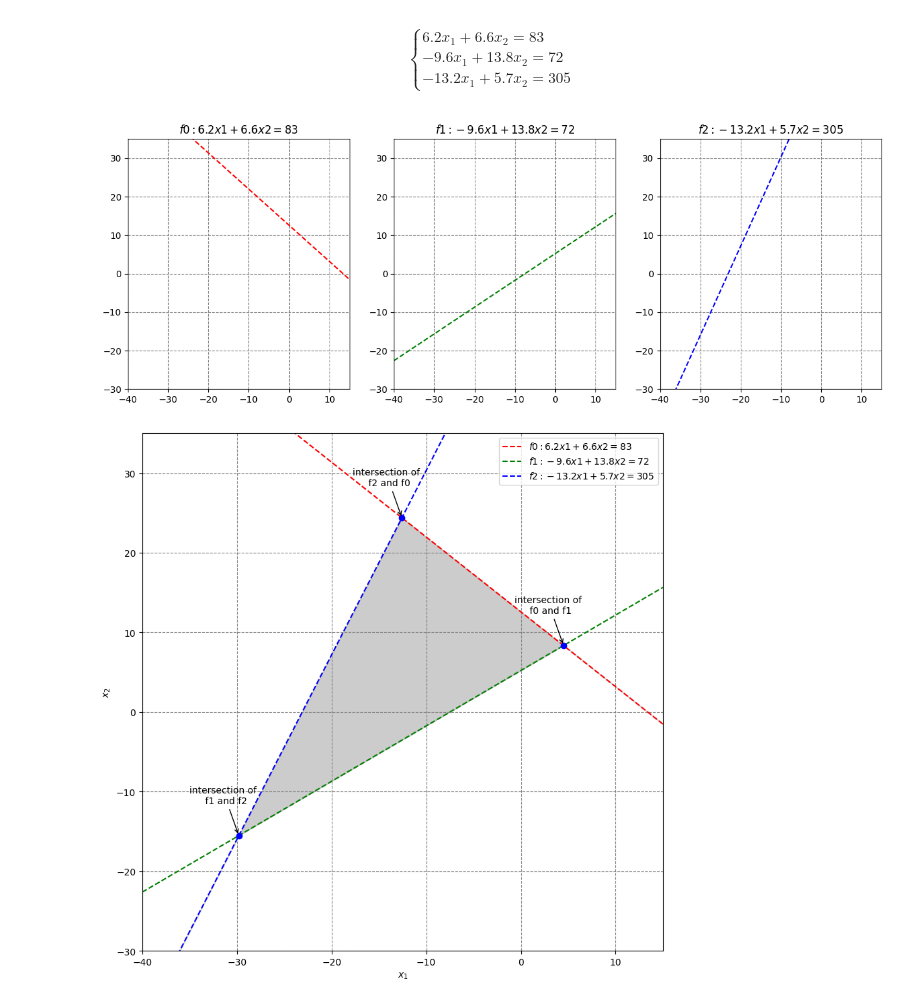
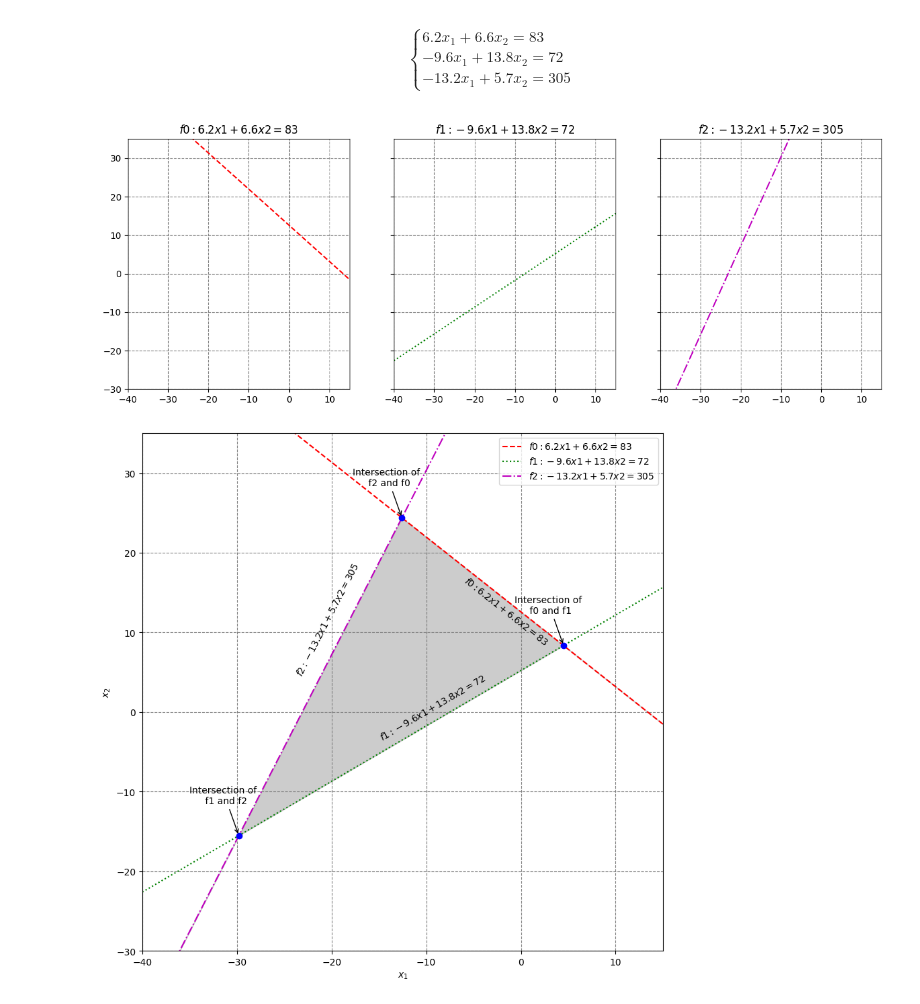
Before and after one commit to NavkaGleb/labs, a Jupyter notebook: intelligent_systems/lab4/lab4.ipynb, the cells around one changed output. Saved outputs shown, nothing was run; the diff lists cells and outputs as text; code cells hidden in the pictures.

```diff
--- a/intelligent_systems/lab4/lab4.ipynb
+++ b/intelligent_systems/lab4/lab4.ipynb
@@ -40,7 +40,7 @@ plot_titles = [
     "$ f2: -13.2x1 + 5.7x2 = 305 $"
 ]
 
-plot_styles = ["--r", "--g", "--b"]
+plot_styles = ["--r", ":g", "-.m"]
 
 plot_x_range = (-40, 15)
 plot_y_range = (-30, 35)
@@ -51,20 +51,23 @@ functions = [get_function(coefficients[0], coefficients[1], constant_term, x1) f
 # %%
 
 _, axes = plt.subplots(ncols=3, figsize=(15, 5))
 
 for i, axis in enumerate(axes):
+    if i != 0:
+        axis.set_yticklabels([])
+
     axis.set(xlim=plot_x_range, ylim=plot_y_range, title=plot_titles[i])
     axis.grid(linestyle="--", color="grey")
 
     axis.plot(x1, functions[i], plot_styles[i])
 
 plt.savefig("equations.png")
 plt.savefig("equations.jpg")
 plt.savefig("equations.svg")
 
 plt.show()
 # %% [output]
-[figure, old version]
+[figure, new version]
 # %%
 function_coefficients = [
     np.array([coefficients[0], coefficients[1]]),
@@ -93,13 +96,17 @@ plt.fill_between(x1, y1, y2, color='grey', alpha=0.4)
 for i, function in enumerate(functions):
     axes.plot(x1, function, plot_styles[i], label=plot_titles[i])
 
-for i, solution in enumerate(solutions):
-    xytext = [solution[0], solution[1]]
-    xytext[0] -= 1.5
-    xytext[1] += 4
+for i, intersection_point in enumerate(intersection_points):
+    point_text_position = [intersection_point[0], intersection_point[1]]
+    point_text_position[0] -= 1.5
+    point_text_position[1] += 4
 
-    axes.plot(*solution, marker='o', color='b')
-    axes.annotate(f"intersection of \n f{i} and f{(i + 1) % 3}", xy=solution, xytext=xytext, ha="center", arrowprops=dict(arrowstyle="->"))
+    function_text_position = np.median([intersection_point, intersection_points[(i - 1) % len(intersection_points)]], axis=0)
+    function_text_position[0] -= 2
+
+    axes.plot(*intersection_point, marker='o', color='b')
+    axes.text(function_text_position[0], function_text_position[1], plot_titles[i], rotation=np.rad2deg(np.arctan(-coefficients[i][0] / coefficients[i][1])), rotation_mode="anchor", transform_rotates_text=True)
+    axes.annotate(f"Intersection of \n f{i} and f{(i + 1) % 3}", xy=intersection_point, xytext=point_text_position, ha="center", arrowprops=dict(arrowstyle="->"))
 
 axes.legend()
 
@@ -108,4 +115,4 @@ plt.savefig("intersection.jpg")
 plt.savefig("intersection.svg")
 plt.show()
 # %% [output]
-[figure, old version]
+[figure, new version]
```
Also changed, not shown: parts of 1 cell of this notebook, 8 other files.
